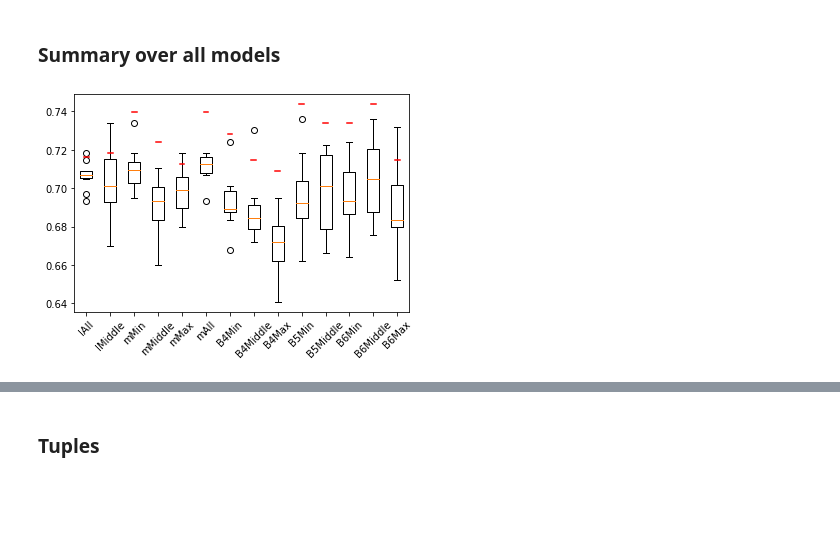
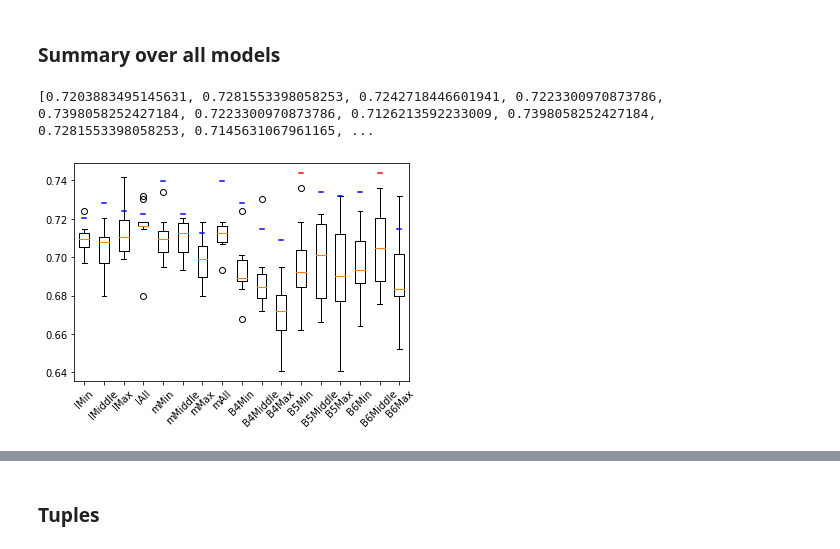
Before and after one commit to emoen/Deep-learning-for-regression-of-cod-otoliths, a Jupyter notebook: results/ensembles.ipynb, the cells around one changed output, grey strips where cells are left out. Saved outputs shown, nothing was run; the diff lists cells and outputs as text; code cells hidden in the pictures; blank space fills up the shorter version.

```diff
--- a/results/ensembles.ipynb
+++ b/results/ensembles.ipynb
@@ -91,26 +100,38 @@ aggregate accuracy, mse
 # %% [markdown]
 ### Summary over all models
 # %%
-plt.boxplot([lAllAcc, lMiddleAcc, mMinAcc, mMiddleAcc, mMaxAcc, mAllAcc, B4MinAcc, B4MiddleAcc, B4MaxAcc,
-             B5MinAcc, B5MiddleAcc, B6MinAcc, B6MiddleAcc, B6MaxAcc])
-plt.plot([0.9, 1.1], [lAllAccMean, lAllAccMean], 'r')
-plt.plot([1.9, 2.1], [lMiddleAccMean, lMiddleAccMean], 'r')
-plt.plot([2.9, 3.1], [mMinAccMean, mMinAccMean], 'r')
-plt.plot([3.9, 4.1], [mMiddleAccMean, mMiddleAccMean], 'r')
-plt.plot([4.9, 5.1], [mMaxAccMean, mMaxAccMean], 'r')
-plt.plot([5.9, 6.1], [mAllAccMean, mAllAccMean], 'r')
-plt.plot([6.9, 7.1], [B4MinAccMean, B4MinAccMean], 'r')
-plt.plot([7.9, 8.1], [B4MiddleAccMean, B4MiddleAccMean], 'r')
-plt.plot([8.9, 9.1], [B4MaxAccMean, B4MaxAccMean], 'r')
-plt.plot([9.9, 10.1], [B5MinAccMean, B5MinAccMean], 'r')
-plt.plot([10.9, 11.1], [B5MiddleAccMean, B5MiddleAccMean], 'r')
-plt.plot([11.9, 12.1], [B6MinAccMean, B6MinAccMean], 'r')
-plt.plot([12.9, 13.1], [B6MiddleAccMean, B6MiddleAccMean], 'r')
-plt.plot([13.9, 14.1], [B6MaxAccMean, B6MaxAccMean], 'r')
-plt.xticks(range(1,15), ["lAll","lMiddle","mMin","mMiddle","mMax","mAll","B4Min","B4Middle","B4Max"
-                         ,"B5Min","B5Middle","B6Min","B6Middle","B6Max"], rotation = 45)
+plt.boxplot([lMinAcc, lMiddleAcc, lMaxAcc, lAllAcc,
+             mMinAcc, mMiddleAcc, mMaxAcc, mAllAcc,
+             B4MinAcc, B4MiddleAcc, B4MaxAcc,
+             B5MinAcc, B5MiddleAcc, B5MaxAcc,
+             B6MinAcc, B6MiddleAcc, B6MaxAcc])
+print([lMinAccMean, lMiddleAccMean, lMaxAccMean, lAllAccMean,
+             mMinAccMean, mMiddleAccMean, mMaxAccMean, mAllAccMean,
+             B4MinAccMean, B4MiddleAccMean, B4MaxAccMean,
+             B5MinAccMean, B5MiddleAccMean, B5MaxAccMean,
+             B6MinAccMean, B6MiddleAccMean, B6MaxAccMean])
+plt.plot([0.9, 1.1], [lMinAccMean, lMinAccMean], 'b')
+plt.plot([1.9, 2.1], [lMiddleAccMean, lMiddleAccMean], 'b')
+plt.plot([2.9, 3.1], [lMaxAccMean, lMaxAccMean], 'b')
+plt.plot([3.9, 4.1], [lAllAccMean, lAllAccMean], 'b')
+plt.plot([4.9, 5.1], [mMinAccMean, mMinAccMean], 'b')
+plt.plot([5.9, 6.1], [mMiddleAccMean, mMiddleAccMean], 'b')
+plt.plot([6.9, 7.1], [mMaxAccMean, mMaxAccMean], 'b')
+plt.plot([7.9, 8.1], [mAllAccMean, mAllAccMean], 'b')
+plt.plot([8.9, 9.1], [B4MinAccMean, B4MinAccMean], 'b')
+plt.plot([9.9, 10.1], [B4MiddleAccMean, B4MiddleAccMean], 'b')
+plt.plot([10.9, 11.1], [B4MaxAccMean, B4MaxAccMean], 'b')
+plt.plot([11.9, 12.1], [B5MinAccMean, B5MinAccMean], 'r')
+plt.plot([12.9, 13.1], [B5MiddleAccMean, B5MiddleAccMean], 'b')
+plt.plot([13.9, 14.1], [B5MaxAccMean, B5MaxAccMean], 'b')
+plt.plot([14.9, 15.1], [B6MinAccMean, B6MinAccMean], 'b')
+plt.plot([15.9, 16.1], [B6MiddleAccMean, B6MiddleAccMean], 'r')
+plt.plot([16.9, 17.1], [B6MaxAccMean, B6MaxAccMean], 'b')
+plt.xticks(range(1,18), ["lMin","lMiddle","lMax","lAll","mMin","mMiddle","mMax","mAll","B4Min","B4Middle","B4Max"
+                         ,"B5Min","B5Middle","B5Max","B6Min","B6Middle","B6Max"], rotation = 45)
 
 plt.show()
 # %% [output]
+[0.7203883495145631, 0.7281553398058253, 0.7242718446601941, 0.7223300970873786, 0.7398058252427184, 0.7223300970873786, 0.7126213592233009, 0.7398058252427184, 0.7281553398058253, 0.7145631067961165, ...
-[figure, old version]
+[figure, new version]
 # %%
```
Also changed, not shown: parts of 7 cells of this notebook, 29 other files.
